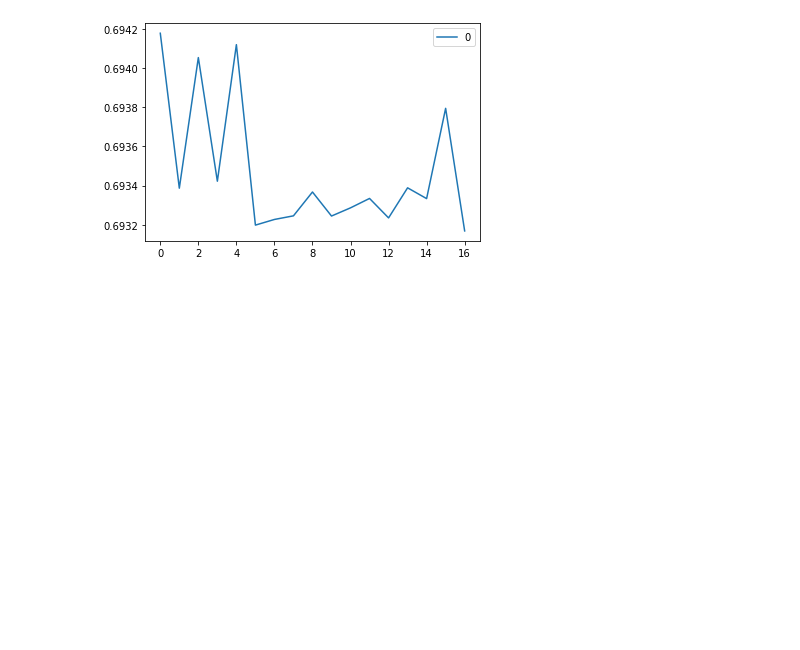
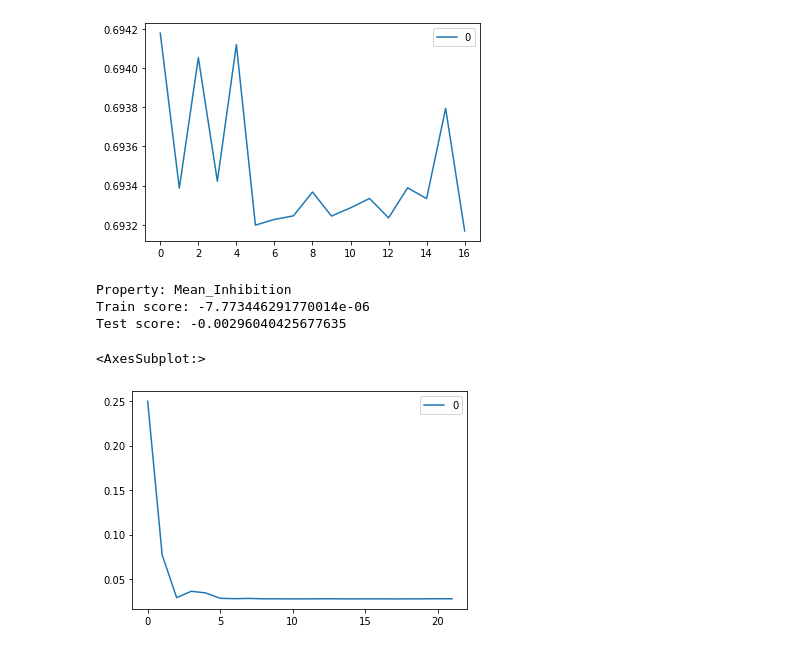
Before and after one commit to braceal/Drug-Design-Spring-2022, a Jupyter notebook: notebooks/hgraph-embedding.ipynb, the cells around one changed output. Drawn from its saved outputs; the diff is of its cells as text; code cells hidden in the pictures; blank space fills up the shorter version.

```diff
--- a/notebooks/hgraph-embedding.ipynb
+++ b/notebooks/hgraph-embedding.ipynb
@@ -120,7 +120,7 @@ array([<AxesSubplot:>, <AxesSubplot:>], dtype=object)
 [figure]
 # %%
 import smote_variants as sv
-from sklearn.neural_network import MLPClassifier
+from sklearn.neural_network import MLPClassifier, MLPRegressor
 from sklearn.model_selection import train_test_split
 
 def train_mlp(X, property_df, prop, **kwargs):
@@ -143,6 +143,23 @@ def train_mlp(X, property_df, prop, **kwargs):
     print()
 
     return X_train, X_test, y_train, y_test, clf
+
+def train_mlp_regressor(X, property_df, prop, **kwargs):
+
+    y = np.array(property_df[prop])
+
+    X_train, X_test, y_train, y_test = train_test_split(
+        X, y, random_state=1
+    )
+
+    clf = MLPRegressor(random_state=1, max_iter=300, **kwargs).fit(X_train, y_train)
+
+    print("Property:", prop)
+    print("Train score:", clf.score(X_train, y_train))
+    print("Test score:", clf.score(X_test, y_test))
+    print()
+
+    return X_train, X_test, y_train, y_test, clf
 # %%
 X_train, X_test, y_train, y_test, clf = train_mlp(embeddings, df, "Activity")
 # %% [output]
@@ -181,3 +198,17 @@ pd.DataFrame(clf.loss_curve_).plot()
 # %% [output]
 <AxesSubplot:>
 [figure]
+# %%
+# Trying regression
+X_train, X_test, y_train, y_test, clf = train_mlp_regressor(
+    embeddings, df, "Mean_Inhibition", hidden_layer_sizes=(16, 8), learning_rate_init=0.01, solver="sgd"
+)
+# %% [output]
+Property: Mean_Inhibition
+Train score: -7.773446291770014e-06
+Test score: -0.00296040425677635
+# %%
+pd.DataFrame(clf.loss_curve_).plot()
+# %% [output]
+<AxesSubplot:>
+[figure, added]
```
Also changed, not shown: parts of 7 cells of this notebook, 3 other files.
